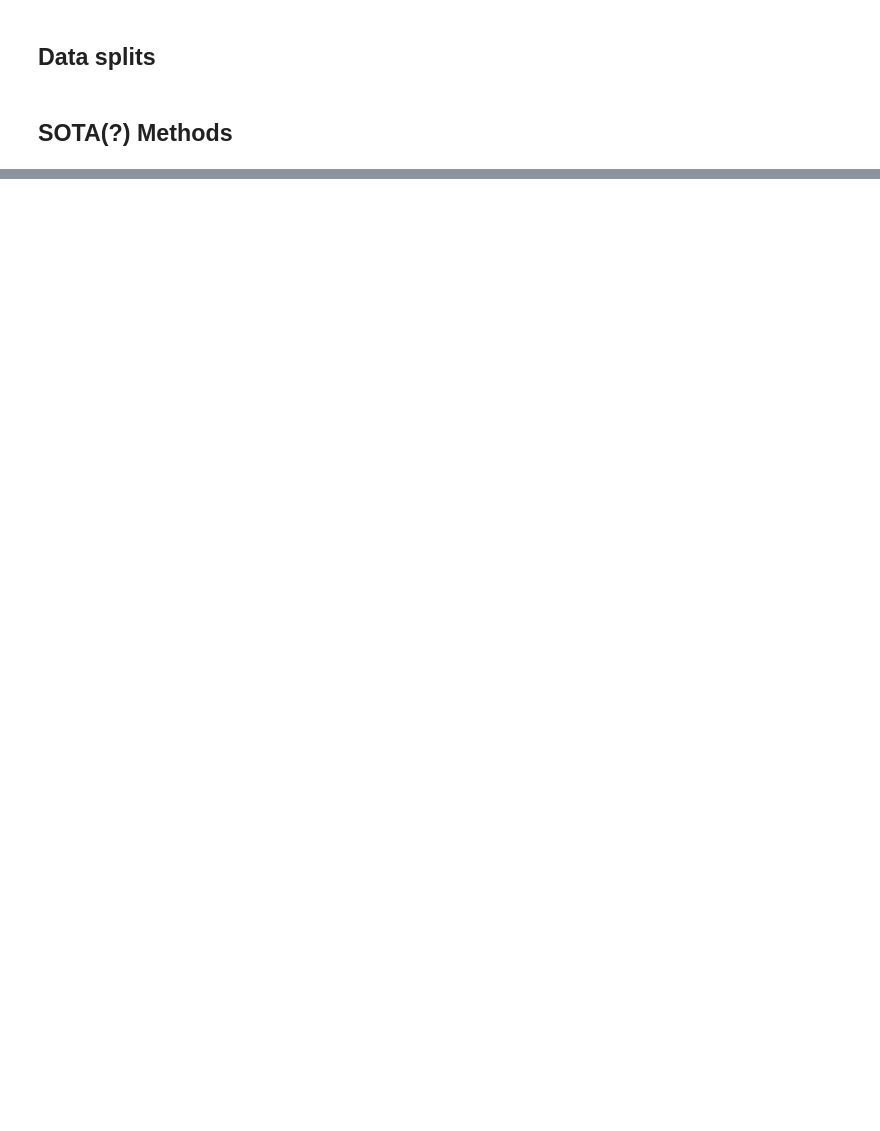
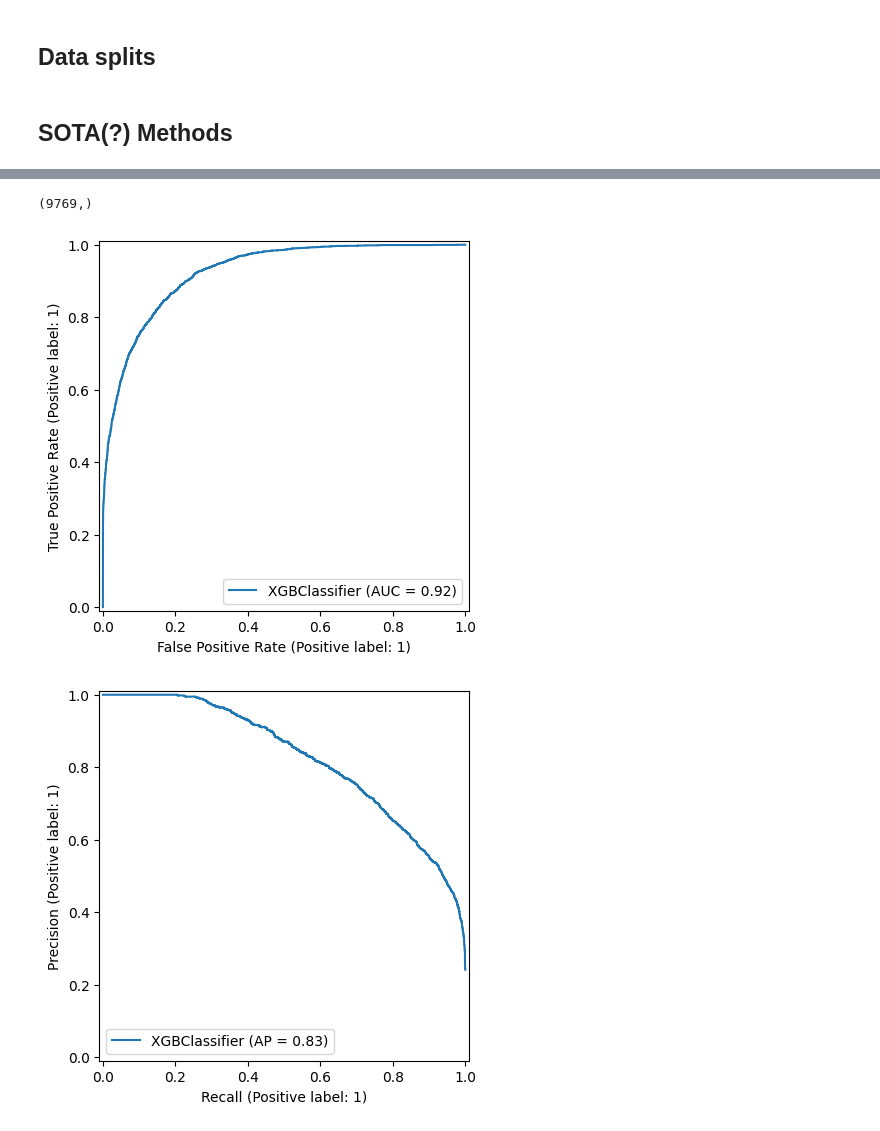
Before and after one commit to GaganSaiTrinadh/cs178-project, a Jupyter notebook: eric.ipynb, the cells around one changed output, grey strips where cells are left out. Cells and saved outputs as stored; diff of their text form; code cells hidden in the pictures; blank space fills up the shorter version.

Commit message:
xgboost and metrics

```diff
--- a/eric.ipynb
+++ b/eric.ipynb
@@ -47,9 +132,0 @@ y = y.to_numpy()
-# %%
-print(y)
-for i in range(len(y)):
-    if y[i][0] == '<=50K' or y[i][0] == '<=50K.':
-        y[i][0] = 0
-    else:
-        y[i][0] = 1
-
-y
@@ -96,5 +133,3 @@ plt.show()
-# %%
-X = X.to_numpy()
 # %% [markdown]
 ## Data splits
 # %%
@@ -109,5 +142,5 @@ X_train, X_test, y_train, y_test = train_test_split(X, y, test_size=0.2, random_
 # %%
 import xgboost as xgb
 # %%
-xgb_model = xgb.XGBClassifier()
+xgb_model = xgb.XGBClassifier(enable_categorical=True)
 xgb_model.fit(X_train, y_train)
@@ -113,0 +159,24 @@ xgb_model.fit(X_train, y_train)
+# %%
+xgb_model.predict_proba(X_test)[:,1].shape
+# %% [output]
+(9769,)
+# %%
+from sklearn.metrics import accuracy_score, precision_score, recall_score, f1_score, precision_recall_curve, RocCurveDisplay, PrecisionRecallDisplay
+
+def eval(model):
+    pred = model.predict(X_test)
+    metrics = {}
+    metrics['accuracy'] = accuracy_score(y_test, pred)
+    metrics['precision'] = precision_score(y_test, pred)
+    metrics['recall'] = recall_score(y_test, pred)
+    metrics['f1'] = f1_score(y_test, pred)
+
+    metrics['roc_curve'] = RocCurveDisplay.from_estimator(model, X_test, y_test)
+    metrics['prc'] = PrecisionRecallDisplay.from_estimator(model, X_test, y_test)
+
+    return metrics
+# %%
+metrics=eval(xgb_model)
+# %% [output]
+[figure, added]
+[figure, added]
```
Also changed, not shown: parts of 17 cells of this notebook, 2 other files.
